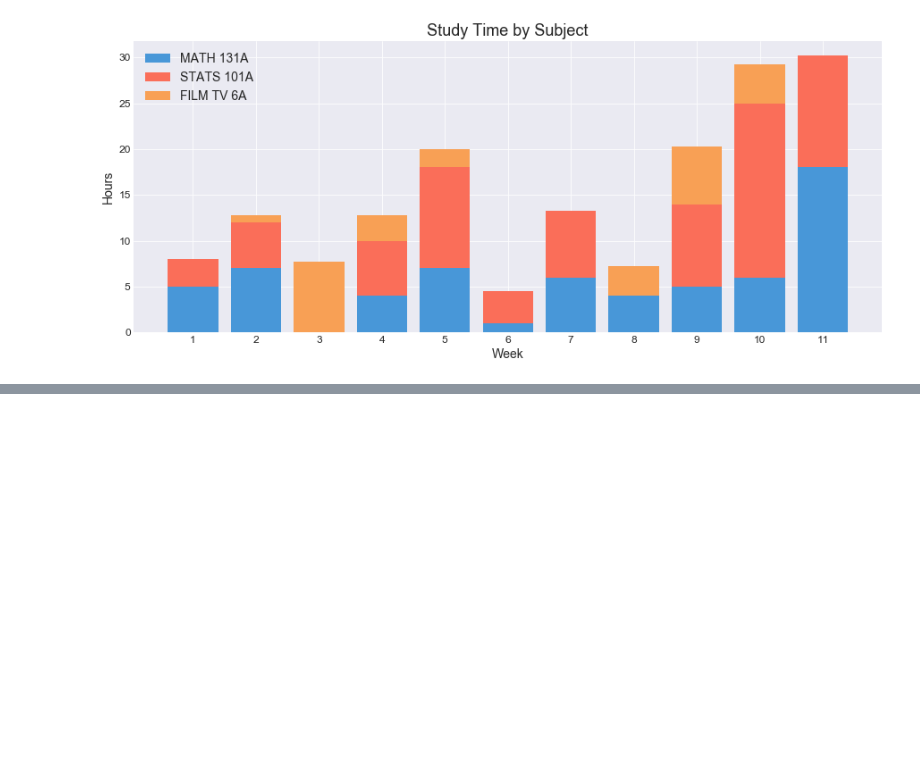
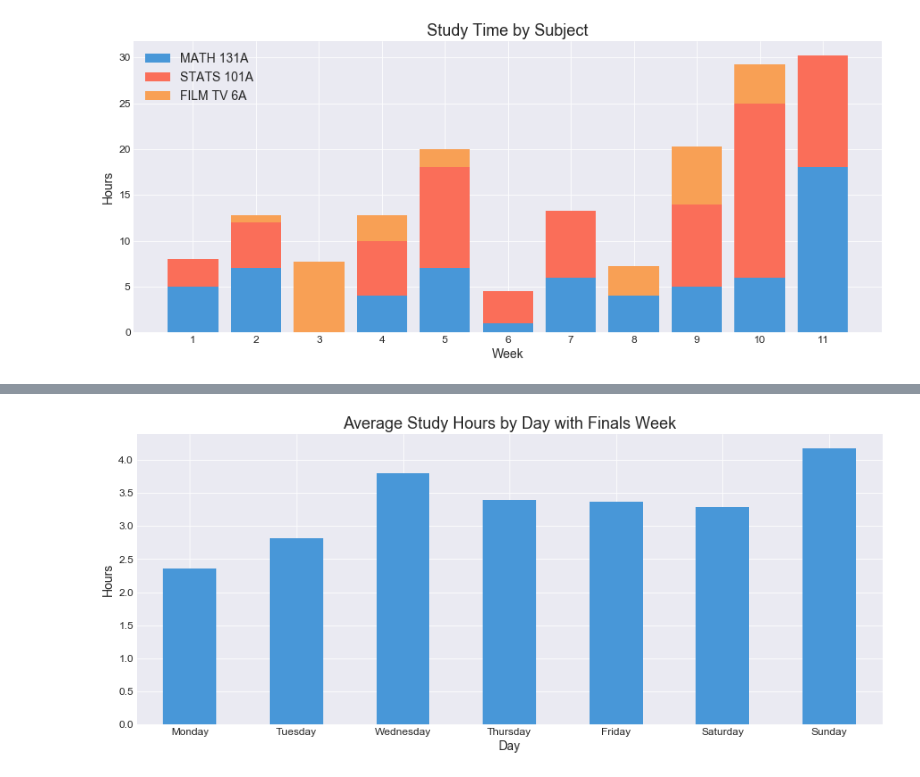
Before and after one commit to ashleyshine/ticktock, a Jupyter notebook: Tracking-Time.ipynb, the cells around one changed output, grey strips where cells are left out. Cells and saved outputs as stored; diff of their text form; code cells hidden in the pictures; blank space fills up the shorter version.

Commit message:
weekday analysis

```diff
--- a/Tracking-Time.ipynb
+++ b/Tracking-Time.ipynb
@@ -341,0 +336,24 @@ plt.show()
+# %%
+def group_by_weekday(df):
+    """
+    Return Series with data grouped by weekday. Takes mean of 'total_time' column.
+    Params:
+        df: Series with dates as index and 'total_time' column.
+    """
+    return df.groupby(lambda x: calendar.day_name[x.weekday()], as_index=True).mean()
+# %%
+# reindex by weekday name to get correct order of Monday - Sunday
+studying_by_weekday = group_by_weekday(all_studying_data).reindex(calendar.day_name)
+# %%
+fig, ax = plt.subplots(figsize=(15, 6))
+
+# trying to plot using ax.Bar() was more pain than it was worth trying to order the days
+studying_by_weekday.plot(kind='bar', color=tropical_colors_2[0], rot=0)
+
+ax.set_title("Average Study Hours by Day with Finals Week")
+ax.set_xlabel("Day")
+ax.set_ylabel("Hours")
+
+plt.show()
+# %% [output]
+[figure, added]
```
Also changed, not shown: parts of 13 cells of this notebook, 1 other file.
